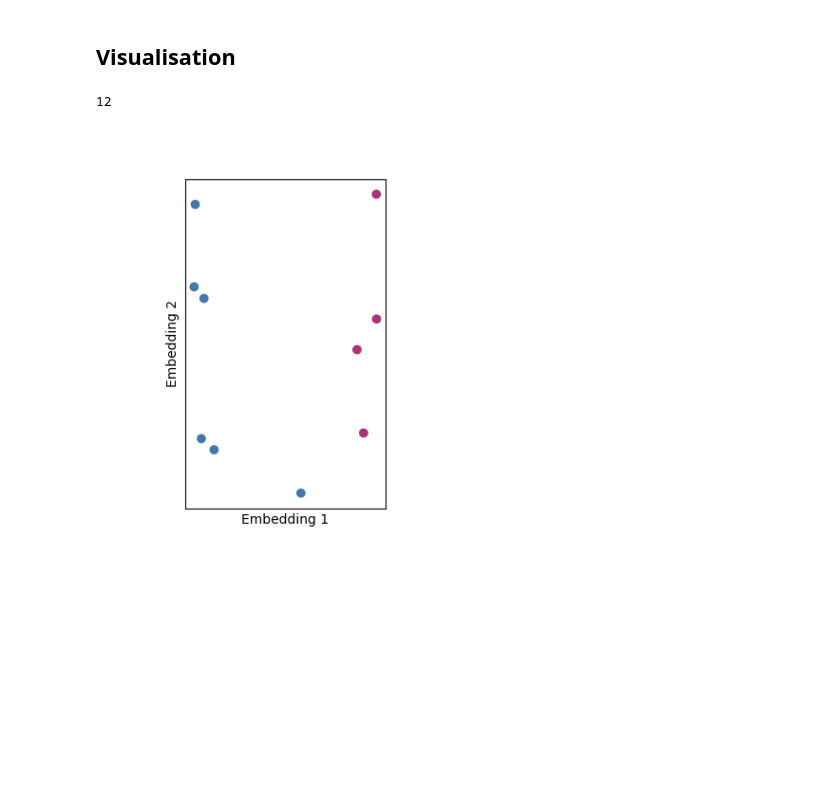
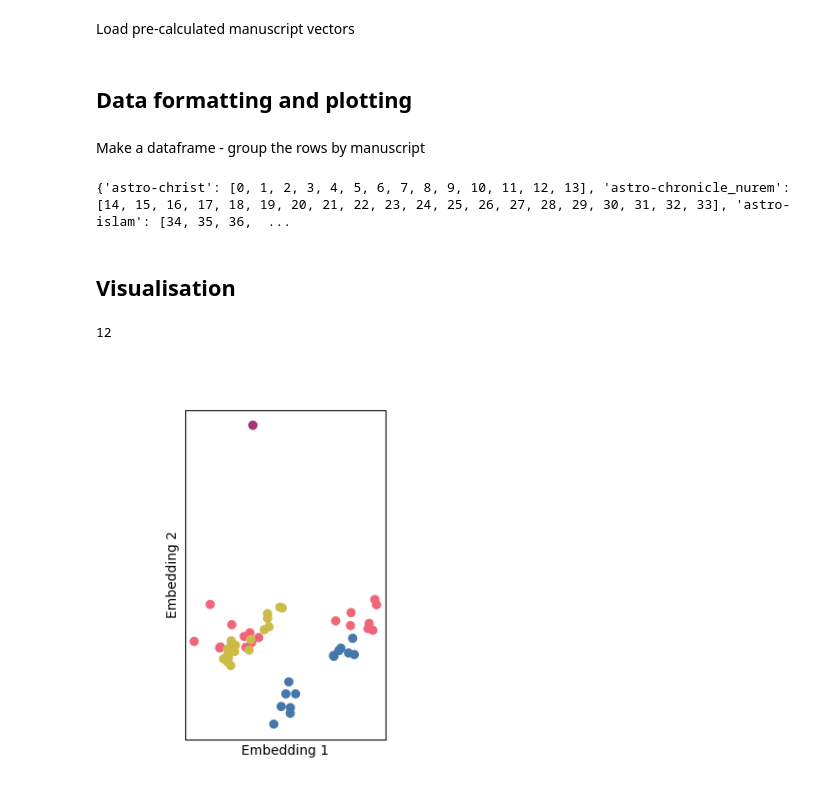
Before and after one commit to wjm41/on2logic, a Jupyter notebook: notebooks/visualisation.ipynb, the cells around one changed output. Cells and saved outputs as stored; diff of their text form; code cells hidden in the pictures; blank space fills up the shorter version.

Commit message:
Now visualising the manuscript data.

```diff
--- a/notebooks/visualisation.ipynb
+++ b/notebooks/visualisation.ipynb
@@ -46,11 +5,16 @@ Loading images from folder
 # %%
+import numpy as np
+import torch
 from torchvision import datasets, transforms
 
-transform = transforms.Compose([transforms.Resize(255),
-                                transforms.CenterCrop(224),
+image_size = 500
+
+transform = transforms.Compose([transforms.Resize(image_size),
+                                transforms.CenterCrop(image_size-1),
                                 transforms.ToTensor()])
-dataset = datasets.ImageFolder('../data/cats_and_dogs', transform=transform)
+manuscript_dataset = datasets.ImageFolder('../data/images/', transform=transform)
+manuscript_label_to_name =  {value:key for key, value in manuscript_dataset.class_to_idx.items()}
 
-dataloader = torch.utils.data.DataLoader(dataset, batch_size=32, shuffle=False)
+manuscript_dataloader = torch.utils.data.DataLoader(manuscript_dataset, batch_size=128, shuffle=False)
 
-images, labels = next(iter(dataloader))
+image_batch, label_batch = next(iter(manuscript_dataloader))
@@ -98,3 +42,22 @@ tensor([0.8008, 0.7143, 0.7377, 0.7263, 0.7718, 1.0000, 0.5818, 0.5185, 0.5374,
+# %% [markdown]
+Load pre-calculated manuscript vectors
+# %%
+manuscript_vectors = np.load('numpy/vectors.npy')
+manuscript_labels = np.load('numpy/labels.npy')
+# %% [markdown]
+## Data formatting and plotting
+# %% [markdown]
+Make a dataframe - group the rows by manuscript
+# %%
+import pandas as  pd
+
+manuscript_dataframe = pd.DataFrame({'vector': [x for x in manuscript_vectors], 'label': manuscript_labels})
+manuscript_dataframe['manuscript'] = [manuscript_label_to_name[label] for label in manuscript_dataframe['label']]
+manuscript_groups = manuscript_dataframe.groupby(by='manuscript')
+
+manuscript_groups.groups
+# %% [output]
+{'astro-christ': [0, 1, 2, 3, 4, 5, 6, 7, 8, 9, 10, 11, 12, 13], 'astro-chronicle_nurem': [14, 15, 16, 17, 18, 19, 20, 21, 22, 23, 24, 25, 26, 27, 28, 29, 30, 31, 32, 33], 'astro-islam': [34, 35, 36,  ...
 # %% [markdown]
 ## Visualisation
 # %%
@@ -109,39 +72,40 @@ colours = list(tol_cset("bright"))
 cmap = colors.ListedColormap(colours[:-2])
 # %%
 %matplotlib widget
+# %%
+pca2 = PCA()
+transformed = pca2.fit_transform(manuscript_vectors).T
+x,y = transformed[0],transformed[2]
 # %%
-pca2 = PCA(2)
-x,y = pca2.fit_transform(outputs.detach().numpy()).T
-
 # Figure
 gs = gridspec.GridSpec(1,2,width_ratios=[2,3])
 fig = plt.figure(figsize=(7.5,4.5))
 lax = plt.subplot(gs[0])
 rax = plt.subplot(gs[1])
 # Scatter plot for LHS
-scatter = lax.scatter(x,y,c=labels,cmap=cmap)
+scatter = lax.scatter(x,y,c=manuscript_labels,cmap=cmap)
 # Make it look nicer
 lax.set_xlabel("Embedding 1")
 lax.set_ylabel("Embedding 2")
 lax.tick_params(bottom=False,left=False,labelbottom=False,labelleft=False)
 
-img = rax.imshow(images[0].permute(1, 2, 0))
+img = rax.imshow(image_batch[0].permute(1, 2, 0))
 rax.tick_params(bottom=False,left=False,labelbottom=False,labelleft=False)
 rax.set_visible(False)
 def hover(event):
     # if the mouse is over the scatter points
     if scatter.contains(event)[0]:
         # find out the index within the array from the event
         ind, = scatter.contains(event)[1]["ind"]
         # Show view and make it visible
-        img.set_data(images[ind].permute(1, 2, 0))
+        img.set_data(image_batch[ind].permute(1, 2, 0))
         rax.set_visible(True)
     else:
         #if the mouse is not over a scatter point
         rax.set_visible(False)
     fig.canvas.draw_idle()
 # add callback for mouse moves
 fig.canvas.mpl_connect('motion_notify_event', hover)
 # %% [output]
 12
-[figure, old version]
+[figure, new version]
```
Also changed, not shown: parts of 12 cells of this notebook.
